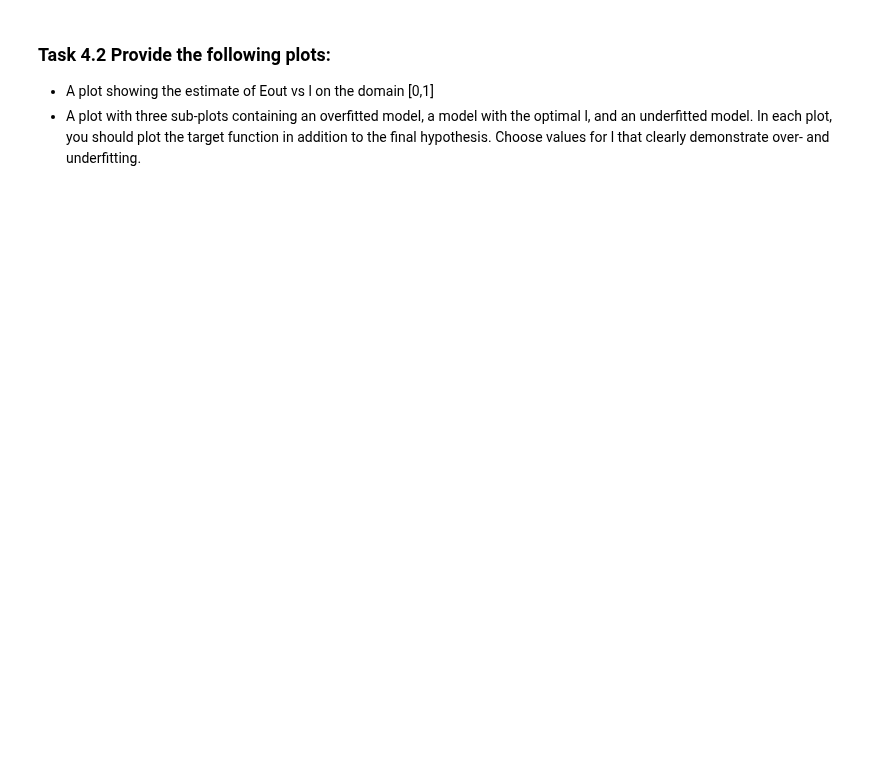
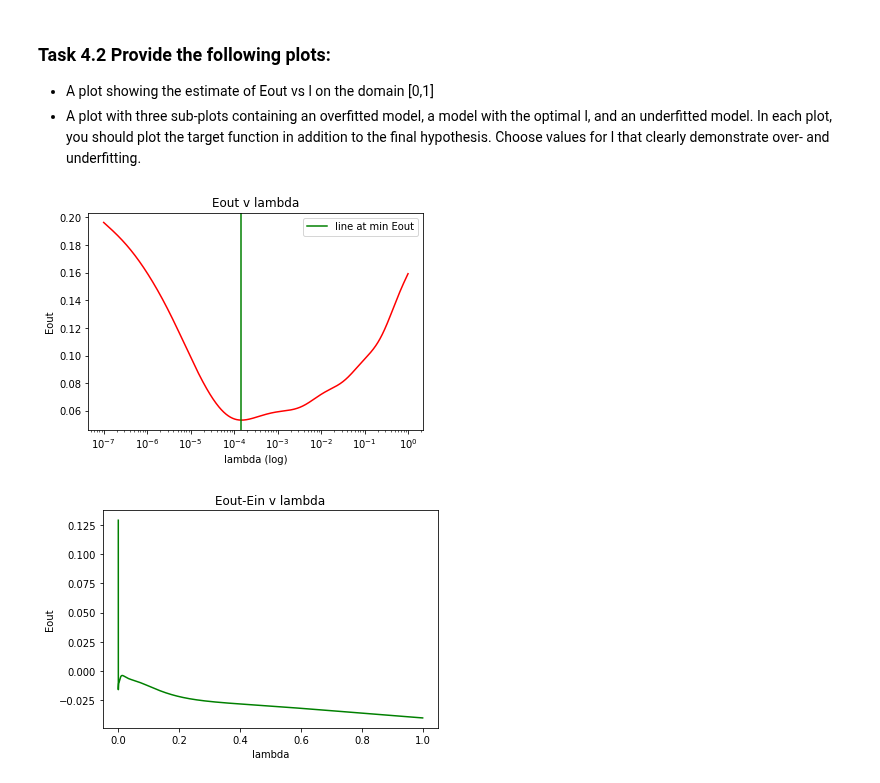
Before and after one commit to vipulpopat/MSCAI_Sem1_Etivity4, a Jupyter notebook: Etivity4_CE6002 - 18200036.ipynb, the cells around one changed output. Cells and saved outputs as stored; diff of their text form; code cells hidden in the pictures; blank space fills up the shorter version.

```diff
--- a/Etivity4_CE6002 - 18200036.ipynb
+++ b/Etivity4_CE6002 - 18200036.ipynb
@@ -77,7 +77,8 @@ Iterate over lambda, train the model and calculate Eout. Plot the latter versus
 ein=[]
 eout=[]
 weights=[]
-lambdas = np.arange(0,1000,1)
+#most regularization is happenning for very low lambdas, so focus on lambdas in the domain 0-0.1 and nearer to zero
+lambdas = np.geomspace(0.0000001, 1, num=1000)
 X_trans = transPoly(X,50)
 # random_state fixed to get reproducible (and 'good'! :-)) results
 X_train, X_test, y_train, y_test = train_test_split(X_trans, y, train_size=0.9, random_state =5)
@@ -86,11 +87,3 @@ for l in lambdas:
     ein.append(calc_error(w,X_train,y_train))
     eout.append(calc_error(w,X_test,y_test))
     weights.append(w)
-
-plt.plot(lambdas, ein, c='b')
-plt.plot(lambdas, eout, c='r')
-plt.show()
-ein_arr = np.asarray(ein)
-eout_arr = np.asarray(eout)
-plt.plot(lambdas, eout_arr - ein_arr, c='g')
-plt.show()
@@ -99,0 +90,14 @@ plt.show()
+# %%
+#find optimal L (giving smallest Eout)
+eout_min = min(eout)
+eout_min_index = eout.index(eout_min)
+labda_min_eout = lambdas[eout_min_index]
+
+#Compare the Eout obtained with this l with the Eout obtained without regularization.
+#No regularization => lambda=0
+w = weights_reg(X_train,y_train,0)
+eout_no_reg = calc_error(w,X_test,y_test)
+
+print('Min Eout = ', eout_min)
+print('Lambda for min Eout = ', labda_min_eout)
+print('Eout for no regularization = ', eout_no_reg)
@@ -102,3 +110,24 @@ plt.show()
 
 - A plot showing the estimate of Eout vs l on the domain [0,1]
 - A plot with three sub-plots containing an overfitted model, a model with the optimal l, and an underfitted model. In each plot, you should plot the target function in addition to the final hypothesis. Choose values for l that clearly demonstrate over- and underfitting.
+# %%
+#plot data
+plt.plot(lambdas, eout, c='r')
+plt.axvline(x=labda_min_eout, label='line at min Eout', c='g')
+plt.title('Eout v lambda')
+plt.ylabel('Eout')
+plt.xlabel('lambda (log)')
+plt.legend(loc='upper right')
+#the lambda spacing is log spaced, so set the scale to log to stretch out the plot
+plt.xscale('log')
+plt.show()
+ein_arr = np.asarray(ein)
+eout_arr = np.asarray(eout)
+plt.plot(lambdas, eout_arr - ein_arr, c='g', label='Eout-Ein')
+plt.title('Eout-Ein v lambda')
+plt.ylabel('Eout')
+plt.xlabel('lambda')
+plt.show()
+# %% [output]
+[figure, added]
+[figure, added]
```
Also changed, not shown: parts of 12 cells of this notebook.
